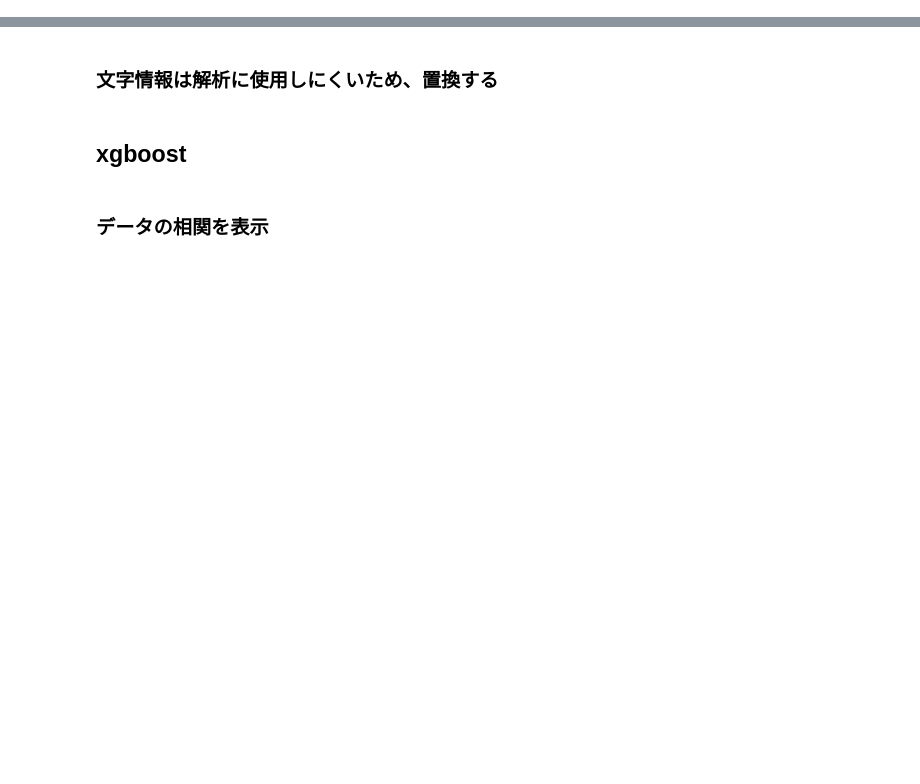
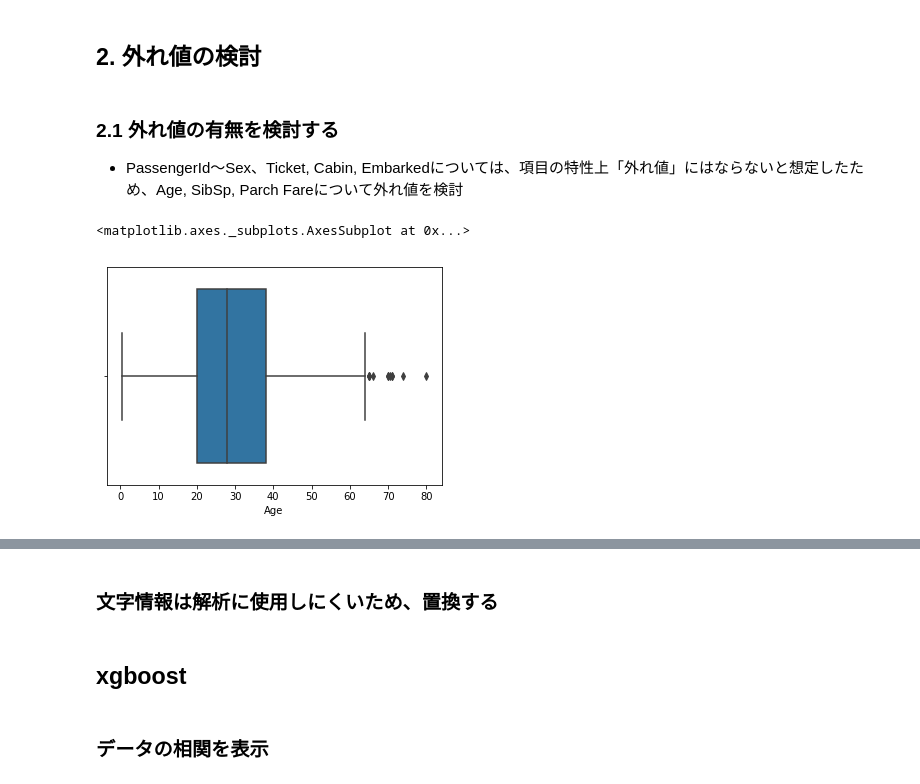
Before and after one commit to hidehidehide1984/titanic, a Jupyter notebook: 20180315_titanic.ipynb, the cells around one changed output, grey strips where cells are left out. Saved outputs shown, nothing was run; the diff lists cells and outputs as text; code cells hidden in the pictures; blank space fills up the shorter version.

```diff
--- a/20180315_titanic.ipynb
+++ b/20180315_titanic.ipynb
@@ -33,3 +34,8 @@ import re
 # %%
-titanic_df = pd.read_csv('train.csv')
-test_df = pd.read_csv('test.csv')
+# csvを読み込み、文字の変換を行う
+titanic_df= pd.read_csv("./input/train.csv")
+
+test= pd.read_csv("./input/test.csv")
+
+titanic_df.info()
+titanic_df.head()
@@ -66,0 +66,14 @@ titanic_df.head()
+# %% [markdown]
+## 2. 外れ値の検討
+# %% [markdown]
+### 2.1 外れ値の有無を検討する
+- PassengerId〜Sex、Ticket, Cabin, Embarkedについては、項目の特性上「外れ値」にはならないと想定したため、Age, SibSp, Parch Fareについて外れ値を検討
+# %%
+'''
+[Age]
+ 箱ひげ図とカーネル密度推定からすると外れ値にしても良さそうなものがある
+'''
+sns.boxplot('Age',data=titanic_df)
+# %% [output]
+<matplotlib.axes._subplots.AxesSubplot at 0x...>
+[figure, added]
```
Also changed, not shown: parts of 35 cells of this notebook, 1 other file.
